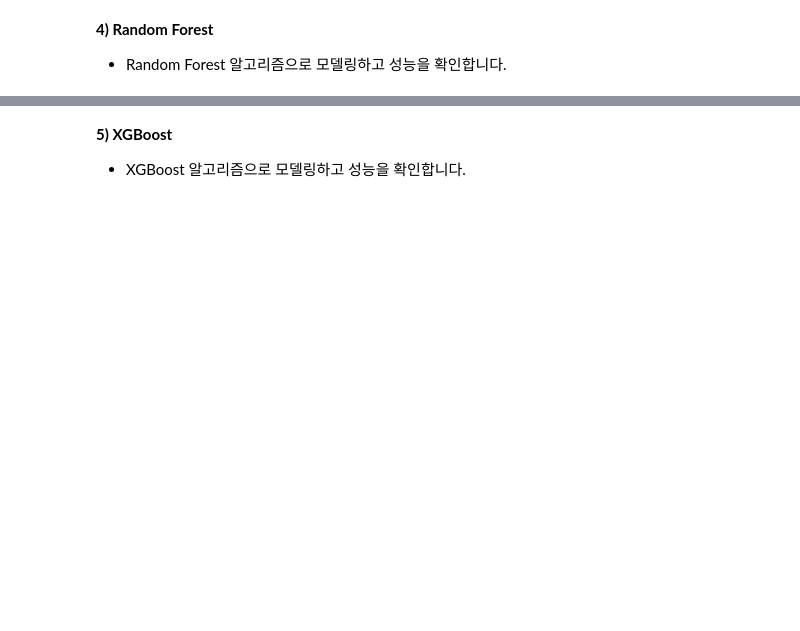
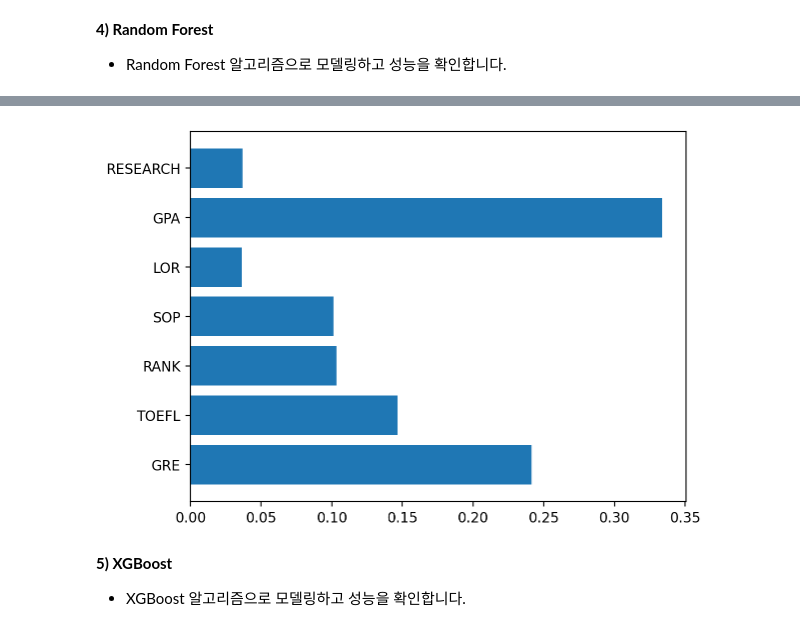
Before and after one commit to yangjung-woo/KT-Workspace, a Jupyter notebook: KT_AIVLE_DX_Regular_course/Week1/DX_머신러닝_실습자료/DX_머신러닝_실습자료/배우기/ML04_04_앙상블(Admission).ipynb, the cells around one changed output, grey strips where cells are left out. Cells and saved outputs as stored; diff of their text form; code cells hidden in the pictures; blank space fills up the shorter version.

```diff
--- a/KT_AIVLE_DX_Regular_course/Week1/DX_머신러닝_실습자료/DX_머신러닝_실습자료/배우기/ML04_04_앙상블(Admission).ipynb
+++ b/KT_AIVLE_DX_Regular_course/Week1/DX_머신러닝_실습자료/DX_머신러닝_실습자료/배우기/ML04_04_앙상블(Admission).ipynb
@@ -147,2 +200,7 @@ print(classification_report(y_test, y_pred))
+# %%
+# 선언하기
+#from sklearn.ensemble import RandomForestClassifier
+model = RandomForestClassifier(max_depth=5 ) #랜덤포레스트에서 반드시 max depth를 신경써줘야 함
 # %%
 # 학습하기
+model.fit(x_train,y_train)
@@ -153,5 +227,9 @@ print(classification_report(y_test, y_pred))
 # %%
 # Feature 중요도 확인
+plt.barh(x.keys(), model.feature_importances_)
+plt.show()
+# %% [output]
+[figure, added]
 # %% [markdown]
 **5) XGBoost**
 
```
Also changed, not shown: parts of 32 cells of this notebook, 35 other files.
